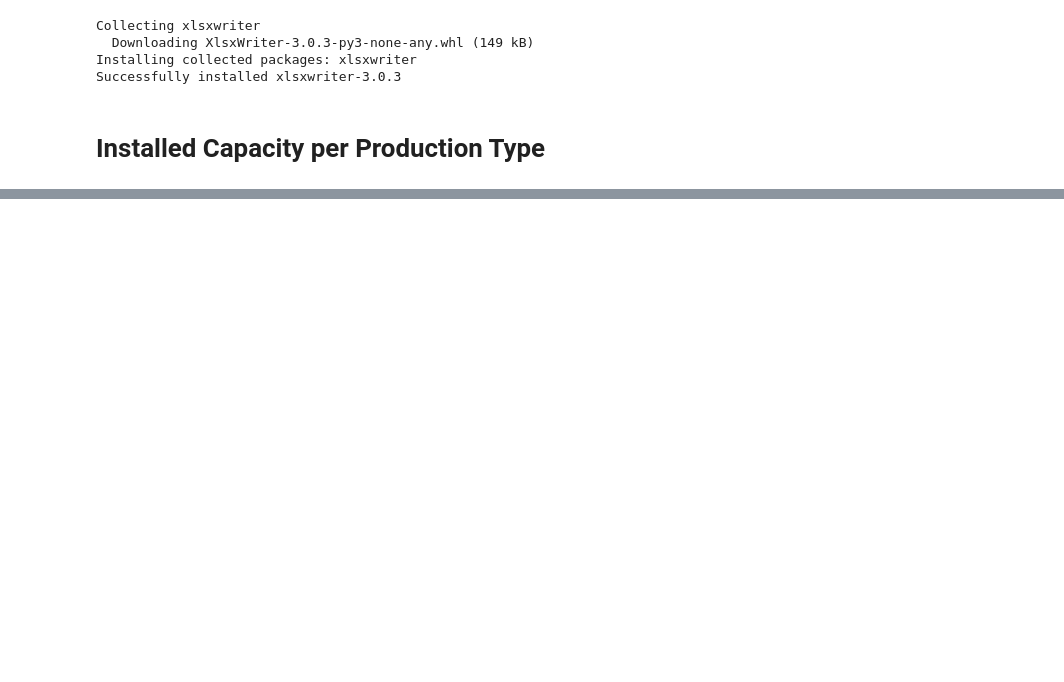
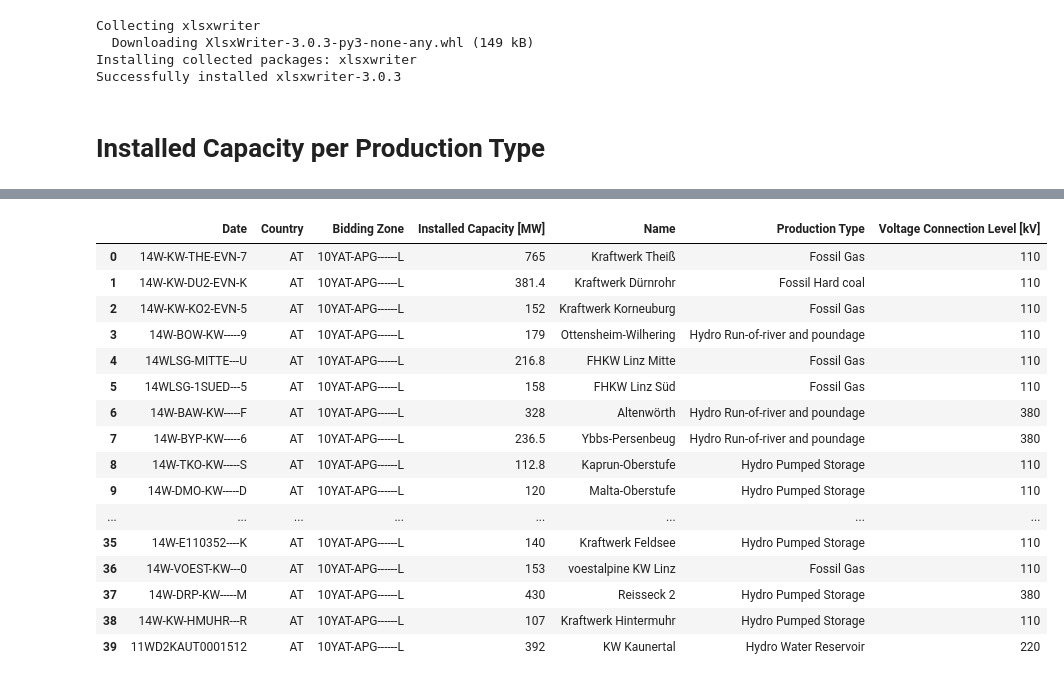
Before and after one commit to valentin-daab/artemis-tutored-project, a Jupyter notebook: load_data.ipynb, the cells around one changed output, grey strips where cells are left out. Cells and saved outputs as stored; diff of their text form; code cells hidden in the pictures; blank space fills up the shorter version.

```diff
--- a/load_data.ipynb
+++ b/load_data.ipynb
@@ -16,25 +85,14 @@ from IPython.core.display import HTML
 # %%
+df = pd.DataFrame()
 
-
-
-client = EntsoePandasClient(api_key="e72b5f2d-2b4a-4eed-ba56-f05452380ee6")
-
-start = pd.Timestamp('20000101', tz='Europe/Brussels')
-end = pd.Timestamp('20200102', tz='Europe/Brussels')
-
-country_code = ['AL', 'AT', 'BE', 'BA', 'BG', 'HR', 'CY', 'CZ', 'DK',
+country_code = ['AT', 'BE', 'BA', 'BG', 'HR', 'CY', 'CZ', 'DK',
                'EE', 'FI', 'FR', 'DE', 'GR', 'HU', 'IE', 'IT',
-               'LV', 'LT', 'LU', 'ME', 'NL', 'MK', 'NO', 'PL',
+               'LV', 'LT', 'LU', 'MD', 'ME', 'NL', 'MK', 'NO', 'PL',
                'PT', 'RO', 'RS', 'SK', 'SI', 'ES', 'SE', 'CH', 'UA',
                'UK']
 
-#out : GE, XK
-
-df = pd.DataFrame()
-
-
 for count, value in enumerate(country_code) :
-    temp_df = client.query_installed_generation_capacity(value, start=start,end=end, psr_type=None)
+    temp_df = client.query_generation(value, start=start,end=end, psr_type=None)
     temp_df.insert(0, 'Country', value)
     df = pd.concat([df, temp_df])
     print(value)
@@ -115,0 +106,16 @@ df1.to_excel('installed_capacity_per_production_type.xlsx')
+# %%
+df = pd.DataFrame()
+
+country_code = ['AT', 'BE', 'BA', 'BG', 'CZ', 'DE_LU', 'DE_AT_LU',
+               'EE', 'FI', 'FR', 'GR', 'HU', 'IE', 'IT',
+               'LV', 'LT', 'ME', 'NL', 'MK', 'NO', 'PL',
+               'PT', 'RO', 'RS', 'SK', 'SI', 'ES', 'SE', 'CH', 'GB']
+
+# out : HR, CY, DK, DE, LU, MD
+
+for count, value in enumerate(country_code) :
+    temp_df = client.query_installed_generation_capacity_per_unit(value, start=start,end=end, psr_type=None)
+    temp_df.insert(0, 'Country', value)
+    df = pd.concat([df, temp_df])
+    print(value)
+    temp_df = pd.DataFrame()
@@ -115,0 +140,20 @@ df1.to_excel('installed_capacity_per_production_type.xlsx')
+# %%
+df.query('Country=="AT"')
+# %% [output]
+|  | Date | Country | Bidding Zone | Installed Capacity [MW] | Name | Production Type | Voltage Connection Level [kV] |
+| 0 | 14W-KW-THE-EVN-7 | AT | 10YAT-APG------L | 765 | Kraftwerk Theiß | Fossil Gas | 110 |
+| 1 | 14W-KW-DU2-EVN-K | AT | 10YAT-APG------L | 381.4 | Kraftwerk Dürnrohr | Fossil Hard coal | 110 |
+| 2 | 14W-KW-KO2-EVN-5 | AT | 10YAT-APG------L | 152 | Kraftwerk Korneuburg | Fossil Gas | 110 |
+| 3 | 14W-BOW-KW-----9 | AT | 10YAT-APG------L | 179 | Ottensheim-Wilhering | Hydro Run-of-river and poundage | 110 |
+| 4 | 14WLSG-MITTE---U | AT | 10YAT-APG------L | 216.8 | FHKW Linz Mitte | Fossil Gas | 110 |
+| 5 | 14WLSG-1SUED---5 | AT | 10YAT-APG------L | 158 | FHKW Linz Süd | Fossil Gas | 110 |
+| 6 | 14W-BAW-KW-----F | AT | 10YAT-APG------L | 328 | Altenwörth | Hydro Run-of-river and poundage | 380 |
+| 7 | 14W-BYP-KW-----6 | AT | 10YAT-APG------L | 236.5 | Ybbs-Persenbeug | Hydro Run-of-river and poundage | 380 |
+| 8 | 14W-TKO-KW-----S | AT | 10YAT-APG------L | 112.8 | Kaprun-Oberstufe | Hydro Pumped Storage | 110 |
+| 9 | 14W-DMO-KW-----D | AT | 10YAT-APG------L | 120 | Malta-Oberstufe | Hydro Pumped Storage | 110 |
+| ... | ... | ... | ... | ... | ... | ... | ... |
+| 35 | 14W-E110352----K | AT | 10YAT-APG------L | 140 | Kraftwerk Feldsee | Hydro Pumped Storage | 110 |
+| 36 | 14W-VOEST-KW---0 | AT | 10YAT-APG------L | 153 | voestalpine KW Linz | Fossil Gas | 110 |
+| 37 | 14W-DRP-KW-----M | AT | 10YAT-APG------L | 430 | Reisseck 2 | Hydro Pumped Storage | 380 |
+| 38 | 14W-KW-HMUHR---R | AT | 10YAT-APG------L | 107 | Kraftwerk Hintermuhr | Hydro Pumped Storage | 110 |
+| 39 | 11WD2KAUT0001512 | AT | 10YAT-APG------L | 392 | KW Kaunertal | Hydro Water Reservoir | 220 |
```
Also changed, not shown: parts of 18 cells of this notebook, 1 other file.
